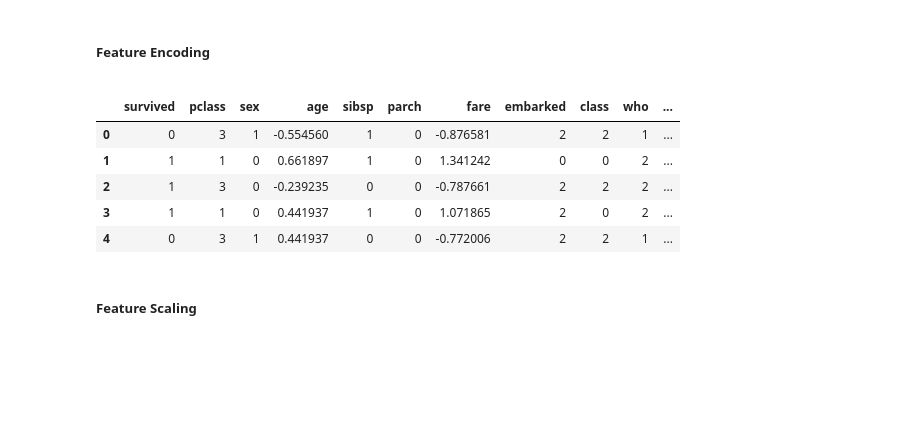
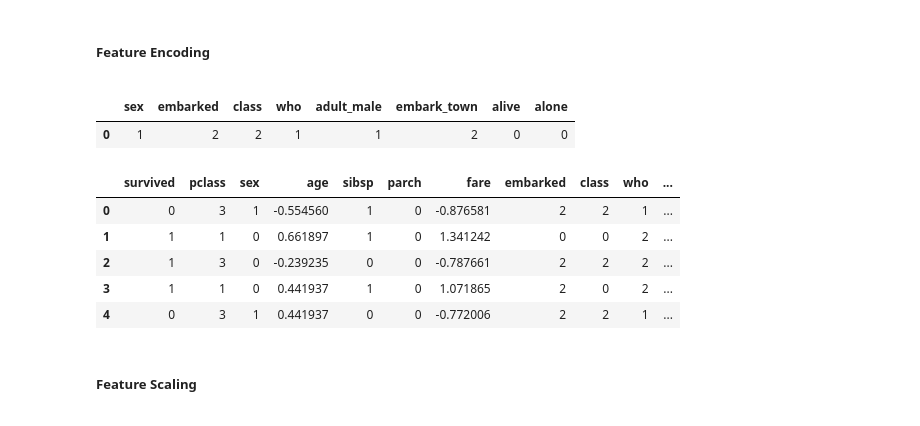
Before and after one commit to fahadwazirali915/titanic_survivors, a Jupyter notebook: titanic_prediction.ipynb, the cells around one changed output. Saved outputs shown, nothing was run; the diff lists cells and outputs as text; code cells hidden in the pictures; blank space fills up the shorter version.

```diff
--- a/titanic_prediction.ipynb
+++ b/titanic_prediction.ipynb
@@ -516,14 +516,20 @@ encoding = LabelEncoder()
 encode_feature = [x for x in df.columns if x not in ['survived','pclass','age','sibsp','parch', 'fare']]
 for i in encode_feature:
     df[i] = encoding.fit_transform(df[i])
-df.head()
-# %% [output]
-|  | survived | pclass | sex | age | sibsp | parch | fare | embarked | class | who | ... |
-| 0 | 0 | 3 | 1 | -0.554560 | 1 | 0 | -0.876581 | 2 | 2 | 1 | ... |
-| 1 | 1 | 1 | 0 | 0.661897 | 1 | 0 | 1.341242 | 0 | 0 | 2 | ... |
-| 2 | 1 | 3 | 0 | -0.239235 | 0 | 0 | -0.787661 | 2 | 2 | 2 | ... |
-| 3 | 1 | 1 | 0 | 0.441937 | 1 | 0 | 1.071865 | 2 | 0 | 2 | ... |
-| 4 | 0 | 3 | 1 | 0.441937 | 0 | 0 | -0.772006 | 2 | 2 | 1 | ... |
+# %%
+df[encode_feature].head(1)
+# %% [output]
+|  | sex | embarked | class | who | adult_male | embark_town | alive | alone |
+| 0 | 1 | 2 | 2 | 1 | 1 | 2 | 0 | 0 |
+# %%
+df.head()
+# %% [output]
+|  | survived | pclass | sex | age | sibsp | parch | fare | embarked | class | who | ... |
+| 0 | 0 | 3 | 1 | -0.554560 | 1 | 0 | -0.876581 | 2 | 2 | 1 | ... |
+| 1 | 1 | 1 | 0 | 0.661897 | 1 | 0 | 1.341242 | 0 | 0 | 2 | ... |
+| 2 | 1 | 3 | 0 | -0.239235 | 0 | 0 | -0.787661 | 2 | 2 | 2 | ... |
+| 3 | 1 | 1 | 0 | 0.441937 | 1 | 0 | 1.071865 | 2 | 0 | 2 | ... |
+| 4 | 0 | 3 | 1 | 0.441937 | 0 | 0 | -0.772006 | 2 | 2 | 1 | ... |
 # %% [markdown]
 ##### Feature Scaling
 
```
Also changed, not shown: parts of 11 cells of this notebook.
